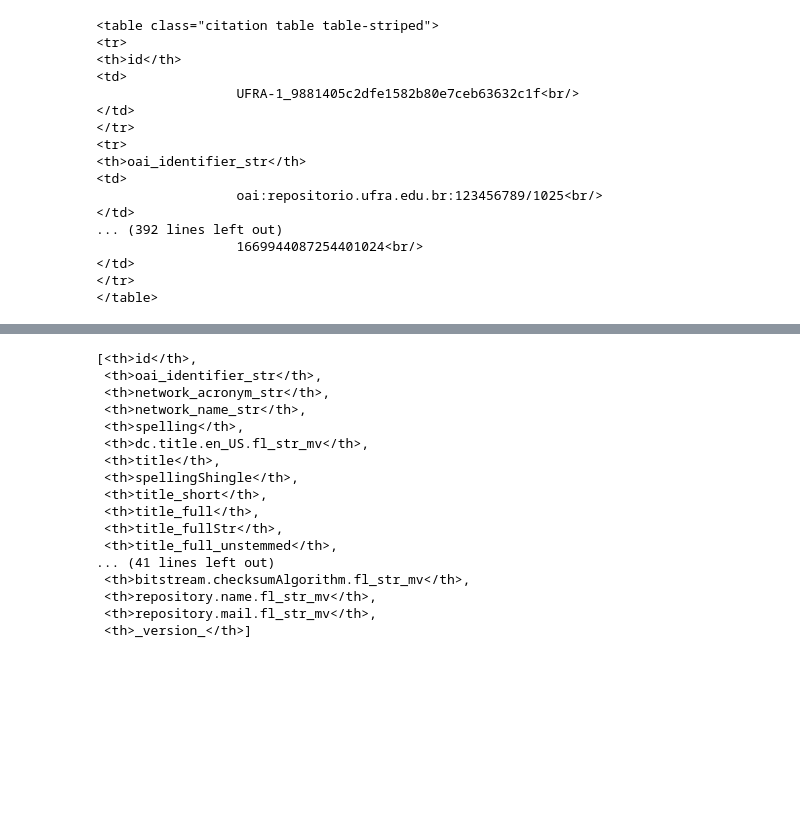
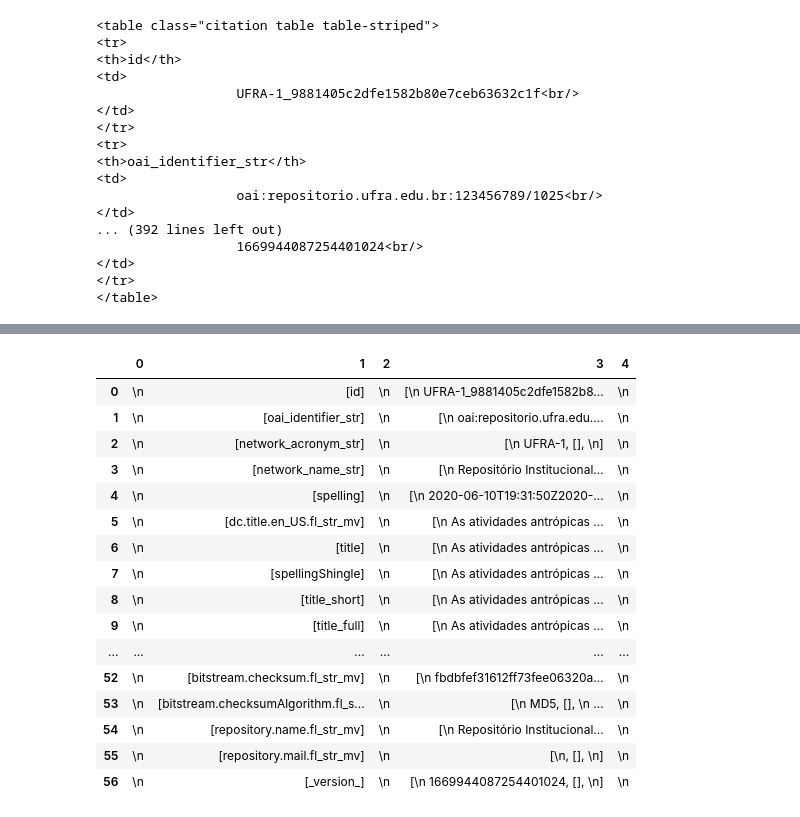
Before and after one commit to FranciscoFoz/programming-training, a Jupyter notebook: 11 - Web Scraping/web_scraping.ipynb, the cells around one changed output, grey strips where cells are left out. Drawn from its saved outputs; the diff is of its cells as text; code cells hidden in the pictures; blank space fills up the shorter version.

```diff
--- a/11 - Web Scraping/web_scraping.ipynb
+++ b/11 - Web Scraping/web_scraping.ipynb
@@ -160,20 +223,20 @@ soup.find('table',class_='citation table table-striped')
 # %%
-soup.find('table',class_='citation table table-striped').find_all('th')
+pd.DataFrame(soup.find('table',class_='citation table table-striped').find_all('tr'))
 # %% [output]
-[<th>id</th>,
- <th>oai_identifier_str</th>,
- <th>network_acronym_str</th>,
- <th>network_name_str</th>,
- <th>spelling</th>,
- <th>dc.title.en_US.fl_str_mv</th>,
- <th>title</th>,
- <th>spellingShingle</th>,
- <th>title_short</th>,
- <th>title_full</th>,
- <th>title_fullStr</th>,
- <th>title_full_unstemmed</th>,
-... (41 lines left out)
- <th>bitstream.checksumAlgorithm.fl_str_mv</th>,
- <th>repository.name.fl_str_mv</th>,
- <th>repository.mail.fl_str_mv</th>,
- <th>_version_</th>]
+|  | 0 | 1 | 2 | 3 | 4 |
+| 0 | \n | [id] | \n | [\n UFRA-1_9881405c2dfe1582b8... | \n |
+| 1 | \n | [oai_identifier_str] | \n | [\n oai:repositorio.ufra.edu.... | \n |
+| 2 | \n | [network_acronym_str] | \n | [\n UFRA-1, [], \n] | \n |
+| 3 | \n | [network_name_str] | \n | [\n Repositório Institucional... | \n |
+| 4 | \n | [spelling] | \n | [\n 2020-06-10T19:31:50Z2020-... | \n |
+| 5 | \n | [dc.title.en_US.fl_str_mv] | \n | [\n As atividades antrópicas ... | \n |
+| 6 | \n | [title] | \n | [\n As atividades antrópicas ... | \n |
+| 7 | \n | [spellingShingle] | \n | [\n As atividades antrópicas ... | \n |
+| 8 | \n | [title_short] | \n | [\n As atividades antrópicas ... | \n |
+| 9 | \n | [title_full] | \n | [\n As atividades antrópicas ... | \n |
+| ... | ... | ... | ... | ... | ... |
+| 52 | \n | [bitstream.checksum.fl_str_mv] | \n | [\n fbdbfef31612ff73fee06320a... | \n |
+| 53 | \n | [bitstream.checksumAlgorithm.fl_s... | \n | [\n MD5, [], \n ... | \n |
+| 54 | \n | [repository.name.fl_str_mv] | \n | [\n Repositório Institucional... | \n |
+| 55 | \n | [repository.mail.fl_str_mv] | \n | [\n, [], \n] | \n |
+| 56 | \n | [_version_] | \n | [\n 1669944087254401024, [], \n] | \n |
```
Also changed, not shown: parts of 6 cells of this notebook.
